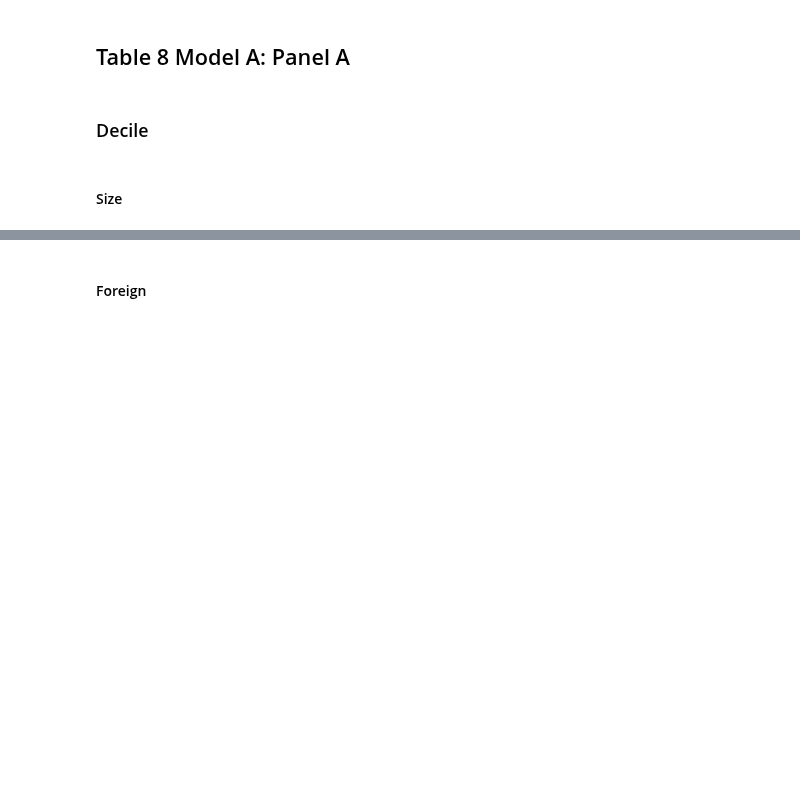
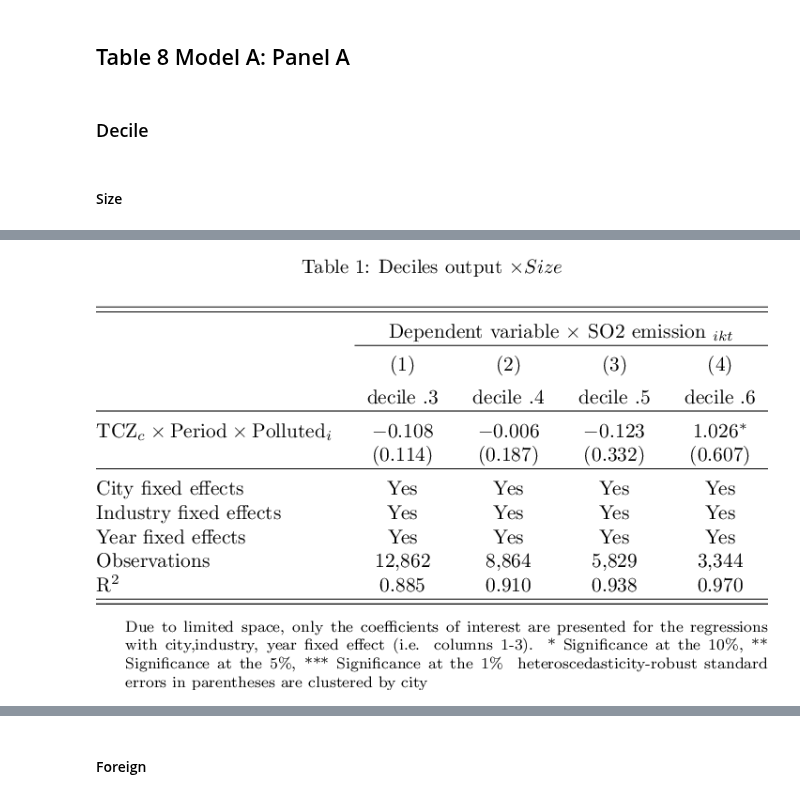
Before and after one commit to thomaspernet/SBC_pollution_China, a Jupyter notebook: Data_analysis/10_SBC_pollution_China_Revision_New_tables_ci.ipynb, the cells around one changed output, grey strips where cells are left out. Drawn from its saved outputs; the diff is of its cells as text; code cells hidden in the pictures; blank space fills up the shorter version.

Commit message:
Add documentation city industry decile

```diff
--- a/Data_analysis/10_SBC_pollution_China_Revision_New_tables_ci.ipynb
+++ b/Data_analysis/10_SBC_pollution_China_Revision_New_tables_ci.ipynb
@@ -617,7 +747,7 @@ df_final_FOREIGN <- df_final_FOREIGN %>%
 #### Output
 l <- list()
 l1 <- list()
-for (i in seq(3, 9)){
+for (i in seq(3, 6)){
 
     t1 <- felm(formula=log(tso2_cit) ~ TCZ_c * Period * polluted_thre
                   + output_fcit + capital_fcit + labour_fcit
@@ -639,7 +769,7 @@ for (i in seq(3, 9)){
 
 #### Capital
 l2 <- list()
-for (i in seq(3, 9)){
+for (i in seq(3, 6)){
 
     t1 <- felm(formula=log(tso2_cit) ~ TCZ_c * Period *polluted_thre * cap_share_SOE
                   + output_fcit + capital_fcit + labour_fcit
@@ -653,7 +783,7 @@ for (i in seq(3, 9)){
 
 #### Employment
 l3 <- list()
-for (i in seq(3, 9)){
+for (i in seq(3, 6)){
 
     t1 <- felm(formula=log(tso2_cit) ~ TCZ_c * Period *polluted_thre * lab_share_SOE
                   + output_fcit + capital_fcit + labour_fcit
@@ -717,24 +856,25 @@ table_1 <- go_latex(l3,
 # %%
 import os
 decile=['& decile .3', 'decile .4',
-        'decile .5','decile .6', ' decile .7',
-       'decile .8','decile .9']
+        'decile .5','decile .6']
 
 tb = """\\footnotesize{
 Due to limited space, only the coefficients of interest are presented
 for the regressions with city,industry, year fixed effect (i.e. columns 1-3).
 \sym{*} Significance at the 10\%, \sym{**} Significance at the 5\%, \sym{***} Significance at the 1\% \\
 heteroscedasticity-robust standard errors in parentheses are clustered by city
 }
 """
 lb.beautify(table_number = 1,
             remove_control= True,
             constraint = False,
             city_industry = False,
             new_row = decile,
             table_nte =tb,
            jupyter_preview = True,
-           resolution = 200)
+           resolution = 150)
+# %% [output]
+[figure, added]
 # %%
 lb.beautify(table_number = 2,
             remove_control= True,
```
Also changed, not shown: parts of 33 cells of this notebook, 1 other file.
